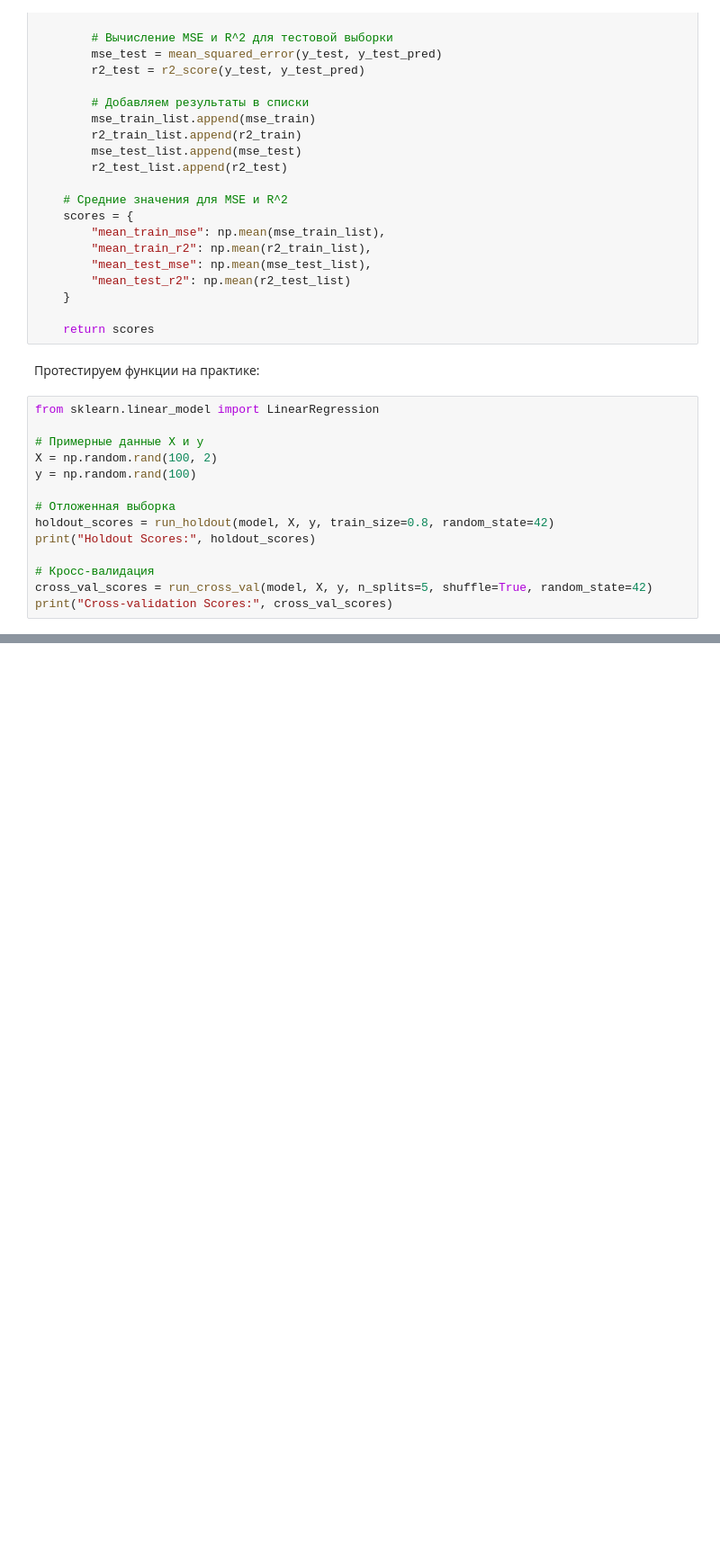
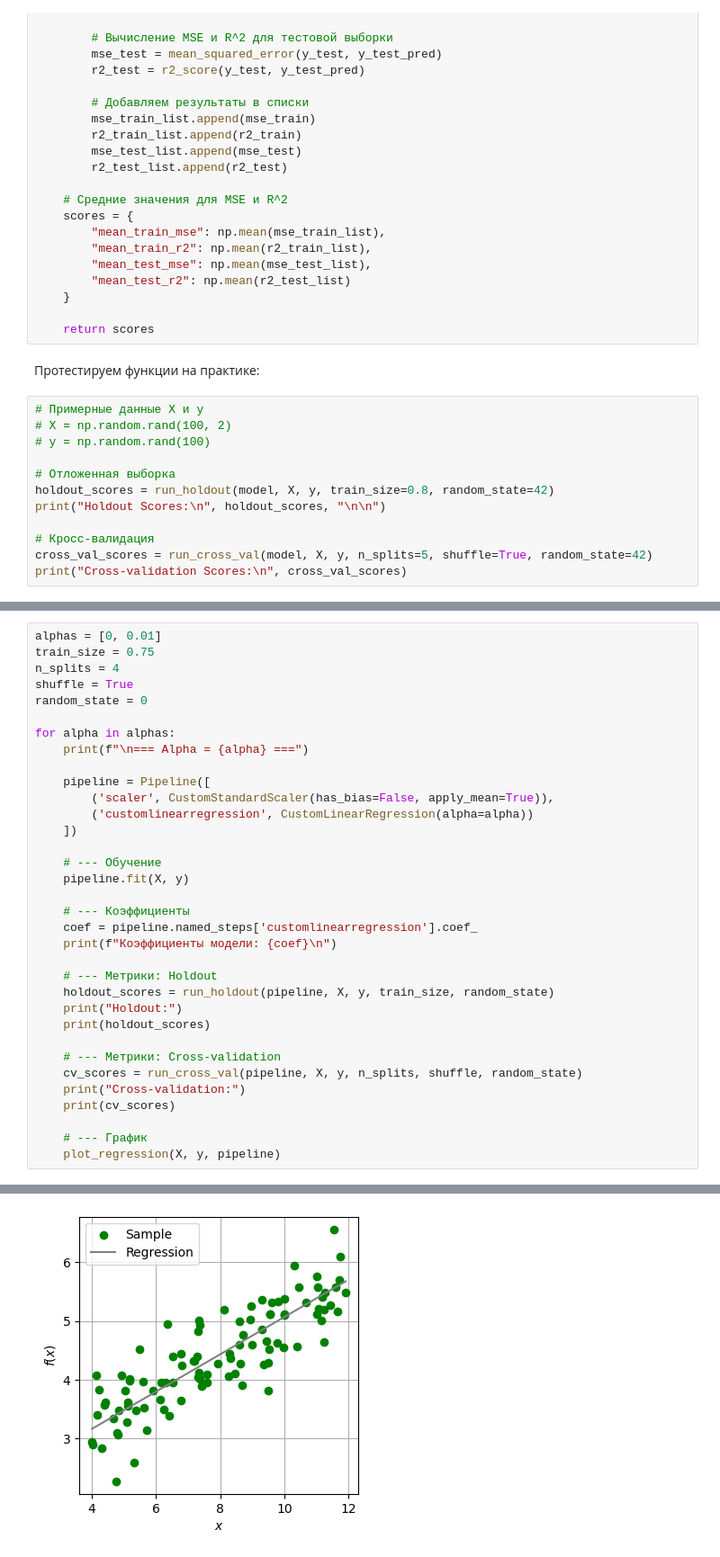
Before and after one commit to SARWX/mlmethods, a Jupyter notebook: task2.ipynb, the cells around one changed output, grey strips where cells are left out. Shown: that part at 90% size. Cells and saved outputs as stored; diff of their text form; blank space fills up the shorter version.

```diff
--- a/task2.ipynb
+++ b/task2.ipynb
@@ -336,17 +336,15 @@ def run_cross_val(model, X, y, n_splits, shuffle, random_state) -> dict:
 # %% [markdown]
 Протестируем функции на практике:
 # %%
-from sklearn.linear_model import LinearRegression
-
 # Примерные данные X и y
-X = np.random.rand(100, 2)
-y = np.random.rand(100)
+# X = np.random.rand(100, 2)
+# y = np.random.rand(100)
 
 # Отложенная выборка
 holdout_scores = run_holdout(model, X, y, train_size=0.8, random_state=42)
-print("Holdout Scores:", holdout_scores)
+print("Holdout Scores:\n", holdout_scores, "\n\n")
 
 # Кросс-валидация
 cross_val_scores = run_cross_val(model, X, y, n_splits=5, shuffle=True, random_state=42)
-print("Cross-validation Scores:", cross_val_scores)
+print("Cross-validation Scores:\n", cross_val_scores)
 # %% [output]
@@ -354,0 +375,35 @@ Cross-validation Scores: {'mean_train_mse': 0.07822948630377849, 'mean_train_r2'
+# %%
+alphas = [0, 0.01]
+train_size = 0.75
+n_splits = 4
+shuffle = True
+random_state = 0
+
+for alpha in alphas:
+    print(f"\n=== Alpha = {alpha} ===")
+
+    pipeline = Pipeline([
+        ('scaler', CustomStandardScaler(has_bias=False, apply_mean=True)),
+        ('customlinearregression', CustomLinearRegression(alpha=alpha))
+    ])
+
+    # --- Обучение
+    pipeline.fit(X, y)
+
+    # --- Коэффициенты
+    coef = pipeline.named_steps['customlinearregression'].coef_
+    print(f"Коэффициенты модели: {coef}\n")
+
+    # --- Метрики: Holdout
+    holdout_scores = run_holdout(pipeline, X, y, train_size, random_state)
+    print("Holdout:")
+    print(holdout_scores)
+
+    # --- Метрики: Cross-validation
+    cv_scores = run_cross_val(pipeline, X, y, n_splits, shuffle, random_state)
+    print("Cross-validation:")
+    print(cv_scores)
+
+    # --- График
+    plot_regression(X, y, pipeline)
+# %% [output]
@@ -354,0 +417 @@ Cross-validation Scores: {'mean_train_mse': 0.07822948630377849, 'mean_train_r2'
+[figure, added]
```
Also changed, not shown: parts of 4 cells of this notebook.
